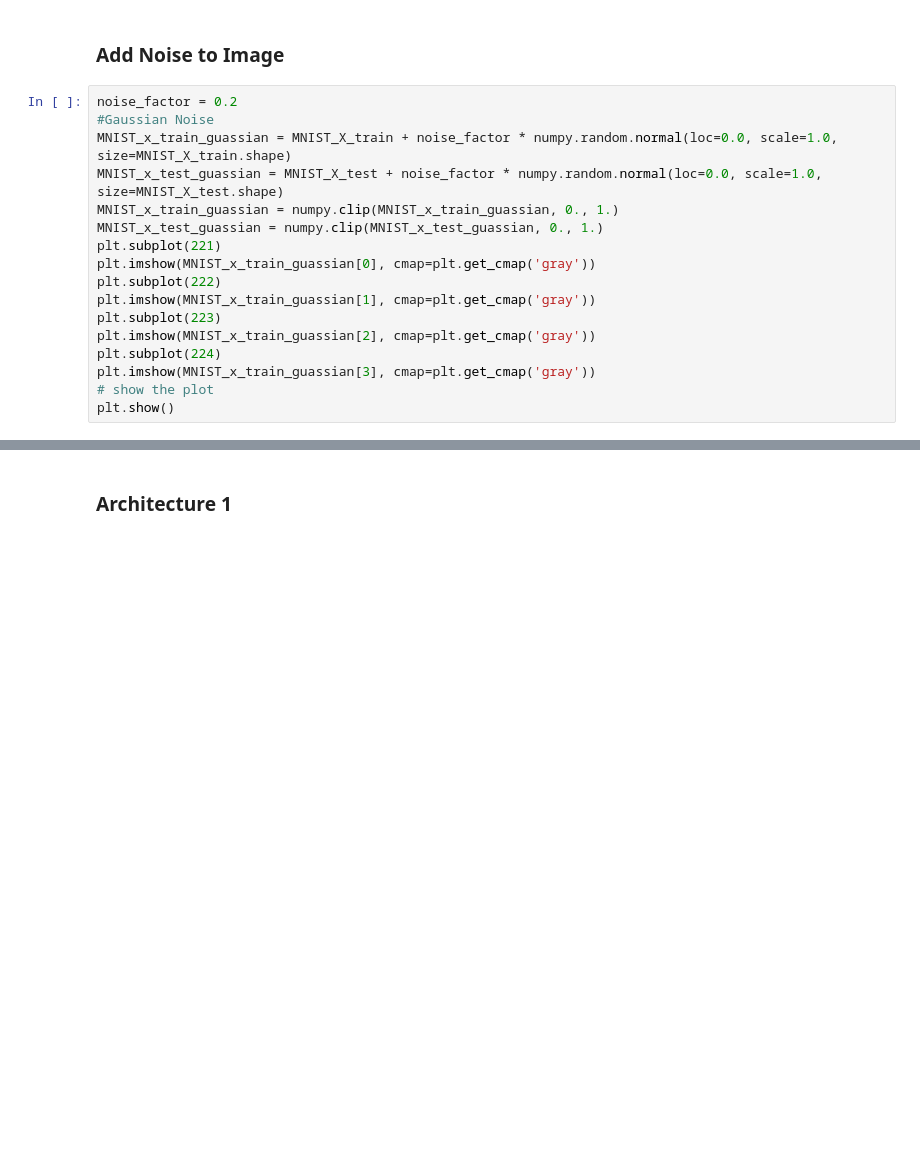
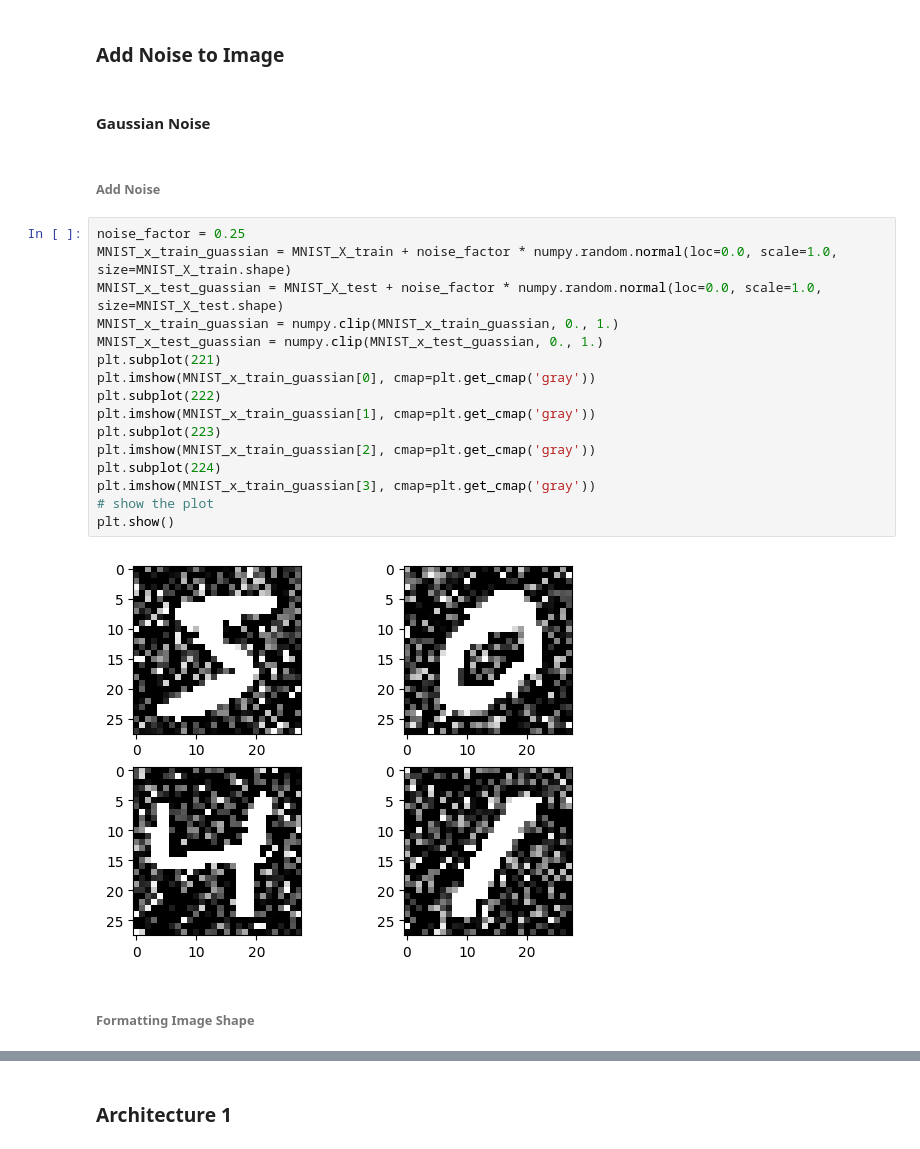
Before and after one commit to adi-ghosh/DAENoiseProfile, a Jupyter notebook: Noise Profile.ipynb, the cells around one changed output, grey strips where cells are left out. Drawn from its saved outputs; the diff is of its cells as text; blank space fills up the shorter version.

```diff
--- a/Noise Profile.ipynb
+++ b/Noise Profile.ipynb
@@ -37,19 +41,26 @@ MNIST_X_test = MNIST_X_test / 255
 # %% [markdown]
 ### Add Noise to Image
+# %% [markdown]
+#### Gaussian Noise
+# %% [markdown]
+###### Add Noise
 # %%
-noise_factor = 0.2
-#Gaussian Noise
+noise_factor = 0.25
 MNIST_x_train_guassian = MNIST_X_train + noise_factor * numpy.random.normal(loc=0.0, scale=1.0, size=MNIST_X_train.shape)
 MNIST_x_test_guassian = MNIST_X_test + noise_factor * numpy.random.normal(loc=0.0, scale=1.0, size=MNIST_X_test.shape)
 MNIST_x_train_guassian = numpy.clip(MNIST_x_train_guassian, 0., 1.)
 MNIST_x_test_guassian = numpy.clip(MNIST_x_test_guassian, 0., 1.)
 plt.subplot(221)
 plt.imshow(MNIST_x_train_guassian[0], cmap=plt.get_cmap('gray'))
 plt.subplot(222)
 plt.imshow(MNIST_x_train_guassian[1], cmap=plt.get_cmap('gray'))
 plt.subplot(223)
 plt.imshow(MNIST_x_train_guassian[2], cmap=plt.get_cmap('gray'))
 plt.subplot(224)
 plt.imshow(MNIST_x_train_guassian[3], cmap=plt.get_cmap('gray'))
 # show the plot
 plt.show()
+# %% [output]
+[figure, added]
+# %% [markdown]
+###### Formatting Image Shape
```
Also changed, not shown: parts of 22 cells of this notebook.
